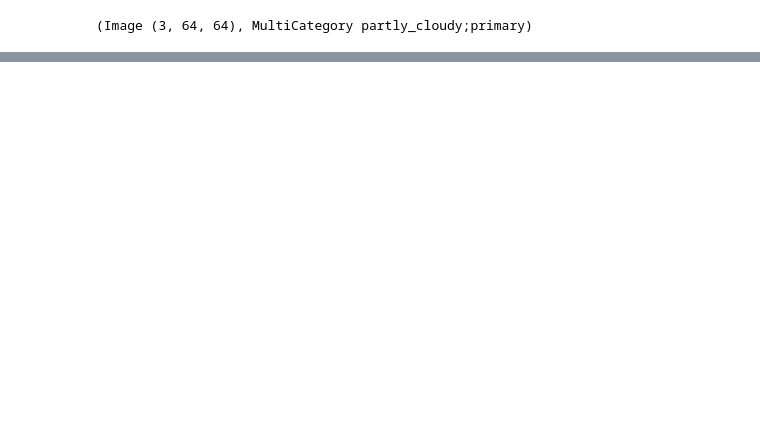
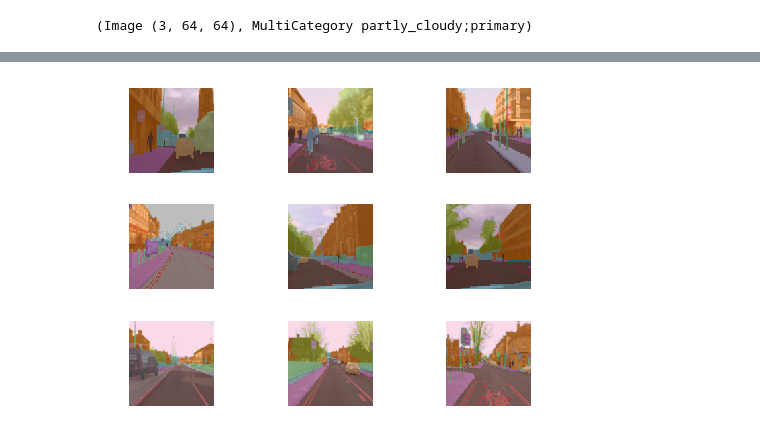
Before and after one commit to arunoda/fastai-courses, a Jupyter notebook: dl1/lesson3-datablock-api.ipynb, the cells around one changed output, grey strips where cells are left out. Drawn from its saved outputs; the diff is of its cells as text; code cells hidden in the pictures; blank space fills up the shorter version.

```diff
--- a/dl1/lesson3-datablock-api.ipynb
+++ b/dl1/lesson3-datablock-api.ipynb
@@ -179,0 +182,2 @@ db.train_ds[0]
+# %%
+camvid = untar_data(URLs.CAMVID_TINY); camvid
@@ -179,0 +208,20 @@ db.train_ds[0]
+# %%
+## Load data
+d = SegmentationItemList.from_folder(camvid/"images")
+
+# ## Split train/valid
+d = d.random_split_by_pct(0.2)
+
+## Add labels
+camvid_classes = np.loadtxt(camvid/"codes.txt", dtype=str)
+get_y_fn = lambda x: (camvid/"labels")/f'{x.stem}_P{x.suffix}'
+d = d.label_from_func(get_y_fn, classes=camvid_classes)
+
+# transform it
+d = d.transform(get_transforms(do_flip=False, max_rotate=0., max_zoom=0., max_warp=0.), tfm_y=True, size=128)
+
+db = d.databunch()
+# %%
+db.show_batch(3, figsize=(7, 5))
+# %% [output]
+[figure, added]
```
Also changed, not shown: parts of 14 cells of this notebook.
